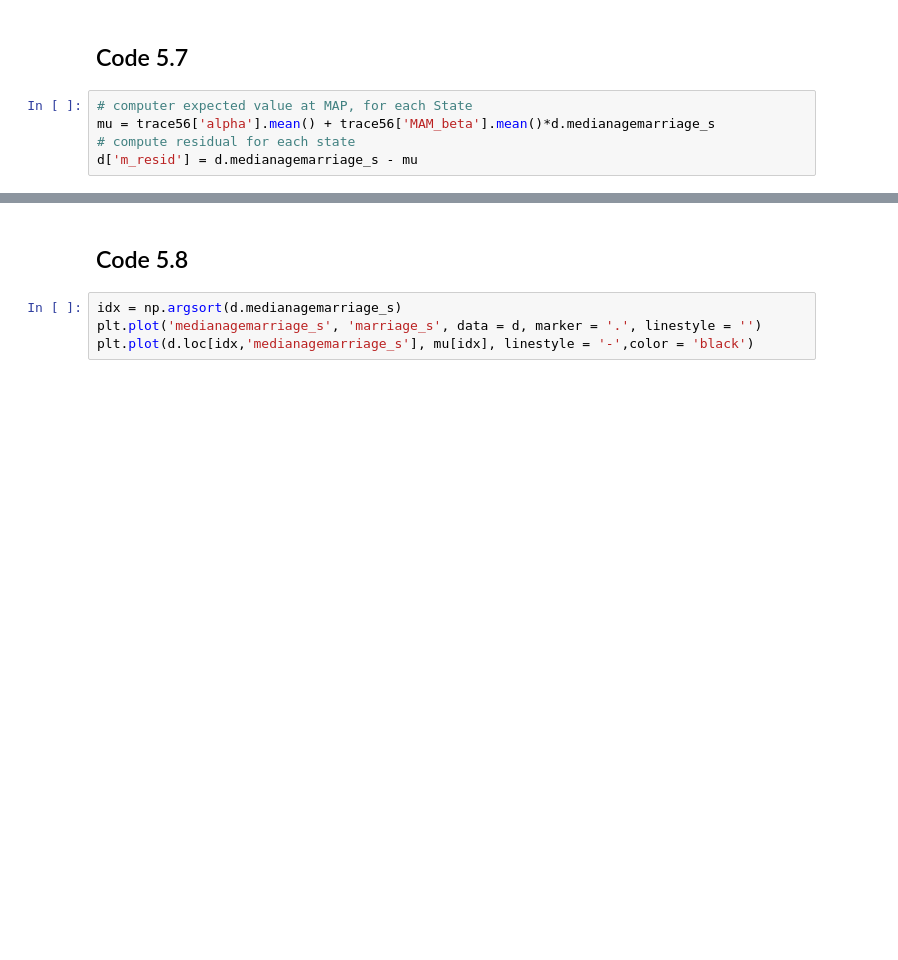
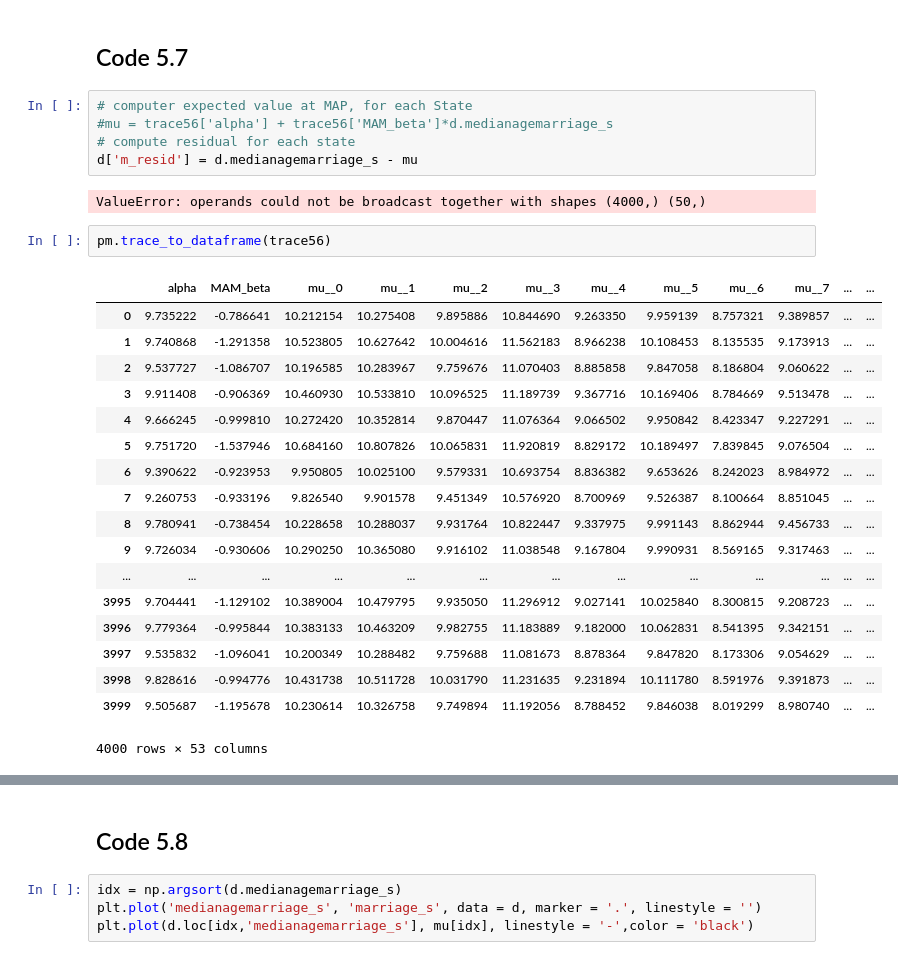
Before and after one commit to jkelley7/stat_rethinking, a Jupyter notebook: Chapter_5.ipynb, the cells around one changed output, grey strips where cells are left out. Saved outputs shown, nothing was run; the diff lists cells and outputs as text; blank space fills up the shorter version.

```diff
--- a/Chapter_5.ipynb
+++ b/Chapter_5.ipynb
@@ -154,6 +218,29 @@ pm.summary(trace56, varnames = varnames_56)
  ## Code 5.7
 # %%
 # computer expected value at MAP, for each State
-mu = trace56['alpha'].mean() + trace56['MAM_beta'].mean()*d.medianagemarriage_s
+#mu = trace56['alpha'] + trace56['MAM_beta']*d.medianagemarriage_s
 # compute residual for each state
 d['m_resid'] = d.medianagemarriage_s - mu
+# %% [output]
+ValueError: operands could not be broadcast together with shapes (4000,) (50,)
+# %%
+pm.trace_to_dataframe(trace56)
+# %% [output]
+|  | alpha | MAM_beta | mu__0 | mu__1 | mu__2 | mu__3 | mu__4 | mu__5 | mu__6 | mu__7 | ... | ... |
+| 0 | 9.735222 | -0.786641 | 10.212154 | 10.275408 | 9.895886 | 10.844690 | 9.263350 | 9.959139 | 8.757321 | 9.389857 | ... | ... |
+| 1 | 9.740868 | -1.291358 | 10.523805 | 10.627642 | 10.004616 | 11.562183 | 8.966238 | 10.108453 | 8.135535 | 9.173913 | ... | ... |
+| 2 | 9.537727 | -1.086707 | 10.196585 | 10.283967 | 9.759676 | 11.070403 | 8.885858 | 9.847058 | 8.186804 | 9.060622 | ... | ... |
+| 3 | 9.911408 | -0.906369 | 10.460930 | 10.533810 | 10.096525 | 11.189739 | 9.367716 | 10.169406 | 8.784669 | 9.513478 | ... | ... |
+| 4 | 9.666245 | -0.999810 | 10.272420 | 10.352814 | 9.870447 | 11.076364 | 9.066502 | 9.950842 | 8.423347 | 9.227291 | ... | ... |
+| 5 | 9.751720 | -1.537946 | 10.684160 | 10.807826 | 10.065831 | 11.920819 | 8.829172 | 10.189497 | 7.839845 | 9.076504 | ... | ... |
+| 6 | 9.390622 | -0.923953 | 9.950805 | 10.025100 | 9.579331 | 10.693754 | 8.836382 | 9.653626 | 8.242023 | 8.984972 | ... | ... |
+| 7 | 9.260753 | -0.933196 | 9.826540 | 9.901578 | 9.451349 | 10.576920 | 8.700969 | 9.526387 | 8.100664 | 8.851045 | ... | ... |
+| 8 | 9.780941 | -0.738454 | 10.228658 | 10.288037 | 9.931764 | 10.822447 | 9.337975 | 9.991143 | 8.862944 | 9.456733 | ... | ... |
+| 9 | 9.726034 | -0.930606 | 10.290250 | 10.365080 | 9.916102 | 11.038548 | 9.167804 | 9.990931 | 8.569165 | 9.317463 | ... | ... |
+| ... | ... | ... | ... | ... | ... | ... | ... | ... | ... | ... | ... | ... |
+| 3995 | 9.704441 | -1.129102 | 10.389004 | 10.479795 | 9.935050 | 11.296912 | 9.027141 | 10.025840 | 8.300815 | 9.208723 | ... | ... |
+| 3996 | 9.779364 | -0.995844 | 10.383133 | 10.463209 | 9.982755 | 11.183889 | 9.182000 | 10.062831 | 8.541395 | 9.342151 | ... | ... |
+| 3997 | 9.535832 | -1.096041 | 10.200349 | 10.288482 | 9.759688 | 11.081673 | 8.878364 | 9.847820 | 8.173306 | 9.054629 | ... | ... |
+| 3998 | 9.828616 | -0.994776 | 10.431738 | 10.511728 | 10.031790 | 11.231635 | 9.231894 | 10.111780 | 8.591976 | 9.391873 | ... | ... |
+| 3999 | 9.505687 | -1.195678 | 10.230614 | 10.326758 | 9.749894 | 11.192056 | 8.788452 | 9.846038 | 8.019299 | 8.980740 | ... | ... |
+4000 rows × 53 columns
```
Also changed, not shown: parts of 18 cells of this notebook.
